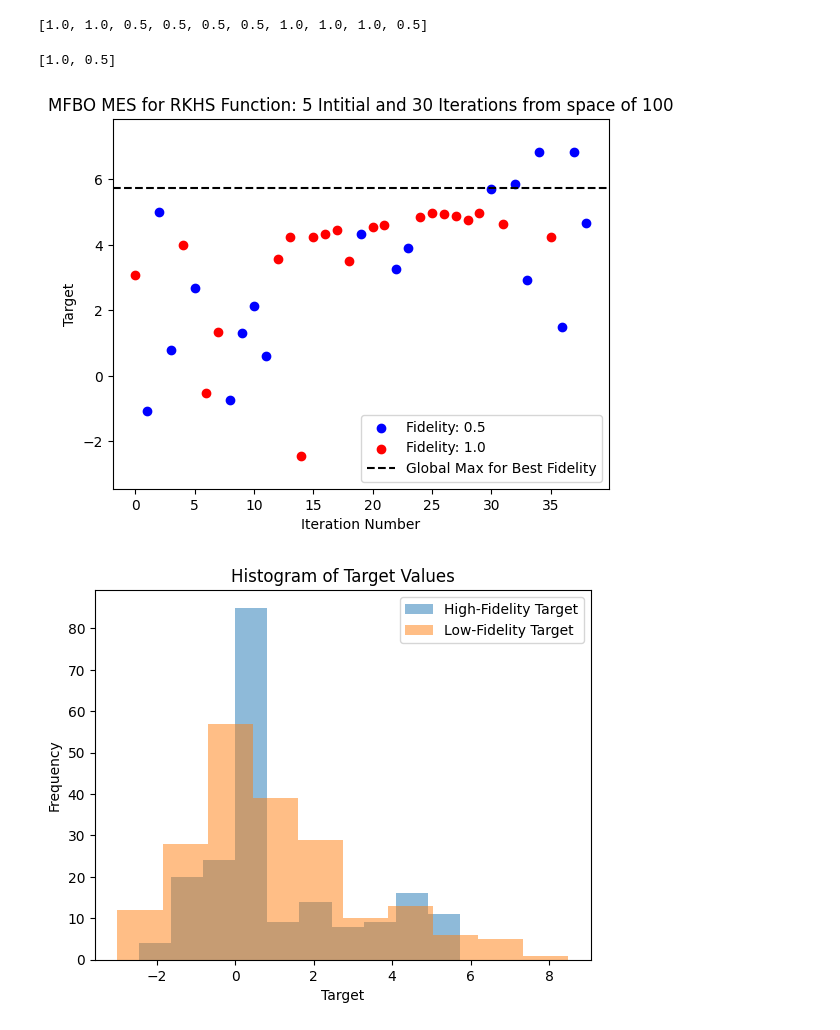
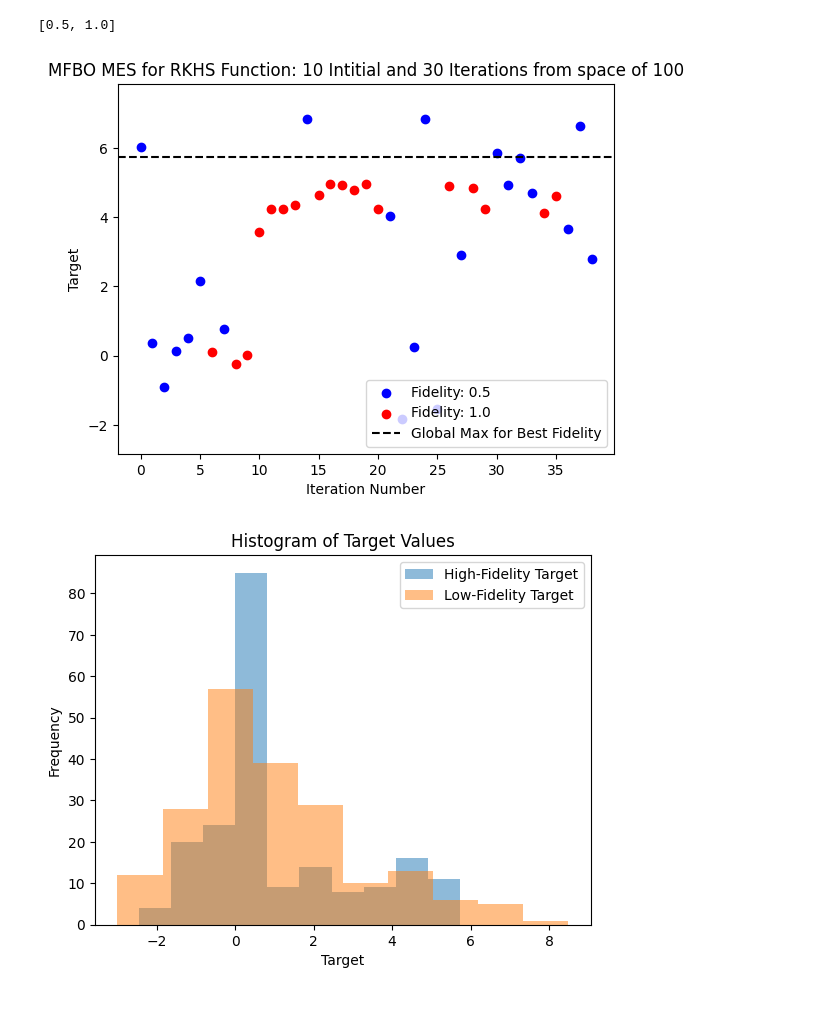
Before and after one commit to kernelCruncher/MFBO, a Jupyter notebook: notebooks/MESSyntheticFunction.ipynb, the cells around one changed output. Saved outputs shown, nothing was run; the diff lists cells and outputs as text; code cells hidden in the pictures.

```diff
--- a/notebooks/MESSyntheticFunction.ipynb
+++ b/notebooks/MESSyntheticFunction.ipynb
@@ -88,11 +89,9 @@ def setUpInitialData(sampleSpaceName, initialSize=10):
    train_obj = sampleSpace[index_store, -1:]
    return torch.tensor(train_X), torch.tensor(train_obj), sampleSpace, index_store, budget.flatten().tolist()
 # %%
-file = setUpSampleSpace(100)
-train_X, train_obj, domain, index_store, budget = setUpInitialData(file, 10)
-print(budget)
+# file = setUpSampleSpace(100)
+# train_X, train_obj, domain, index_store, budget = setUpInitialData(file, 10)
+# print(budget)
-# %% [output]
-[1.0, 1.0, 0.5, 0.5, 0.5, 0.5, 1.0, 1.0, 1.0, 0.5]
 # %%
 def runMes(model, Xrpr):
     Xrpr = torch.tensor(Xrpr)
@@ -183,25 +192,19 @@ fileName = setUpSampleSpace(200)
-# %%
-N_ITER = 30
-fileName = 'SampleSpaces/20240606-114441.csv'
-train_x_full, train_obj, domain, index_store, budget = setUpInitialData(fileName, 2)
-domain_X_only = domain[:, 0:-1]
-for i in range(N_ITER):
-    model = SingleTaskMultiFidelityGP(train_x_full, train_obj, data_fidelity=1)
-    mll = ExactMarginalLogLikelihood(model.likelihood, model)
-    fit_gpytorch_mll(mll)
-    acquisitionScores = runKG(model=model, Xrpr=domain_X_only)
-    sorted_acqusition_scores = acquisitionScores.argsort(descending=True)
-    top_candidate, fidelity, evaluation = optimiseAcquisitionFunction(sorted_acqusition_scores, domain, train_x_full, index_store)
-    budget.append(fidelity)
-    train_x_full = torch.cat([train_x_full, torch.tensor([top_candidate, fidelity]).unsqueeze(0)])
-    train_obj = torch.cat([train_obj, torch.tensor([evaluation]).unsqueeze(-1)])
-cumulative_cost = [budget[0]]
-for i in range(len(budget) - 1):
-    cumulative_cost.append(cumulative_cost[-1] + budget[i+1])
-print(train_x_full)
-print(train_obj)
-print(cumulative_cost)
-print(index_store)
+# %%
+N_ITER = 30
+fileName = 'SampleSpaces/20240606-114441.csv'
+train_x_full, train_obj, domain, index_store, budget = setUpInitialData(fileName, 10)
+
+train_x_full_mes, train_obj_mes, cumulative_cost_mes, index_store_mes = run_entire_cycle(
+    N_ITER,
+    train_x_full,
+    train_obj,
+    domain,
+    budget,
+    index_store,
+    runMes
+    )
+
+train_x_full_rand, train_obj_rand, cumulative_cost_rand, index_store_rand= run_entire_cycle_random(N_ITER, domain)
 # %%
 #Plot the samples.
 import matplotlib.pyplot as plt
@@ -231,8 +234,8 @@ def plot(samples, targets, title, total_domain, colours=['blue','red','green']):
     plt.ylim([min(targets)-1, max(targets)+1])
     plt.title(title)
 # %%
-plot(train_x_full, train_obj, 'MFBO MES for RKHS Function: 10 Intitial and 30 Iterations from space of 100', domain)
+plot(train_x_full_mes, train_obj_mes, 'MFBO MES for RKHS Function: 10 Intitial and 30 Iterations from space of 100', domain)
 # %% [output]
-[1.0, 0.5]
+[0.5, 1.0]
-[figure, old version]
+[figure, new version]
 # %%
```
Also changed, not shown: parts of 10 cells of this notebook.
